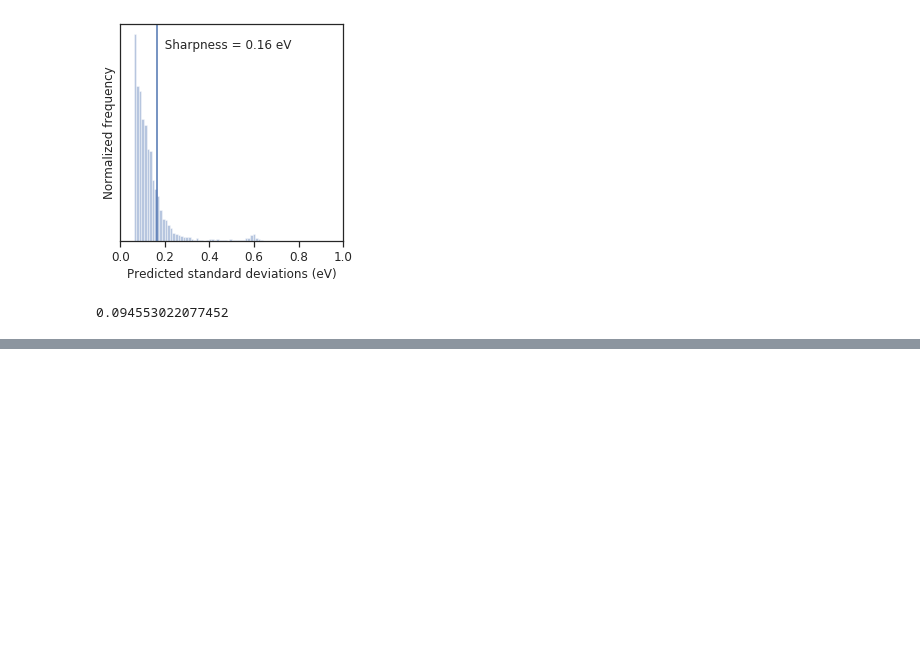
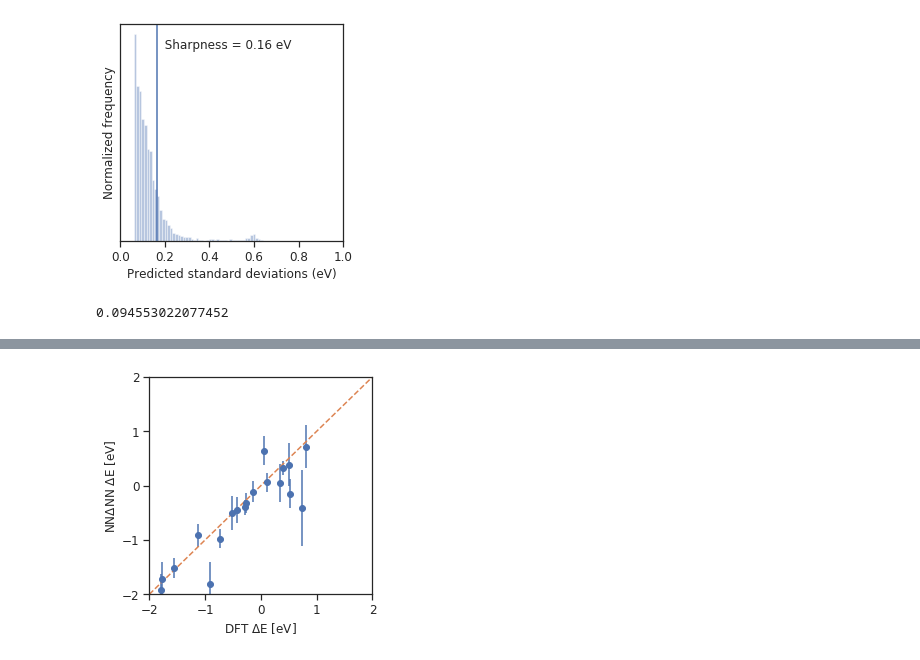
Before and after one commit to ulissigroup/uncertainty_benchmarking, a Jupyter notebook: NNdNN/nndnn.ipynb, the cells around one changed output, grey strips where cells are left out. Saved outputs shown, nothing was run; the diff lists cells and outputs as text; code cells hidden in the pictures; blank space fills up the shorter version.

Commit message:
Add NNdNN error_bar_parity plot

```diff
--- a/NNdNN/nndnn.ipynb
+++ b/NNdNN/nndnn.ipynb
@@ -575,0 +579,37 @@ np.mean(np.abs(predicted_pi - np.array(observed_pi)))
+# %%
+import random
+import numpy as np
+import matplotlib.pyplot as plt
+
+
+# Pull a random sample of the data, because plotting thousands of these at once would look absurd
+all_predictions = list(zip(targets_pred.flatten(), targets_test.flatten(), stdevs))
+samples = random.sample(all_predictions, k=20)
+
+# Parse the samples
+_preds, _targets, _stdevs = zip(*samples)
+_preds = np.array(_preds)
+_targets = np.array(_targets)
+_stdevs = np.array(_stdevs)
+
+# Plot
+fig = plt.figure(figsize=(4, 4))
+_ = plt.errorbar(_targets, _preds, yerr=2*_stdevs, fmt='o')
+ax = plt.gca()
+
+# Make a parity line
+lims = [-2, 2]
+_ = ax.plot(lims, lims, '--')
+
+# Format
+_ = ax.set_xlim(lims)
+_ = ax.set_ylim(lims)
+_ = ax.set_xticks(list(range(-2, 3)))
+_ = ax.set_yticks(list(range(-2, 3)))
+_ = ax.set_xlabel('DFT $\Delta$E [eV]')
+_ = ax.set_ylabel('%s $\Delta$E [eV]' % model_name)
+
+# Save
+_ = plt.savefig('error_bar_parity.pdf', dpi=300, bbox_inches='tight', transparent=True)
+# %% [output]
+[figure, added]
```
Also changed, not shown: parts of 1 cell of this notebook, 1 other file.
